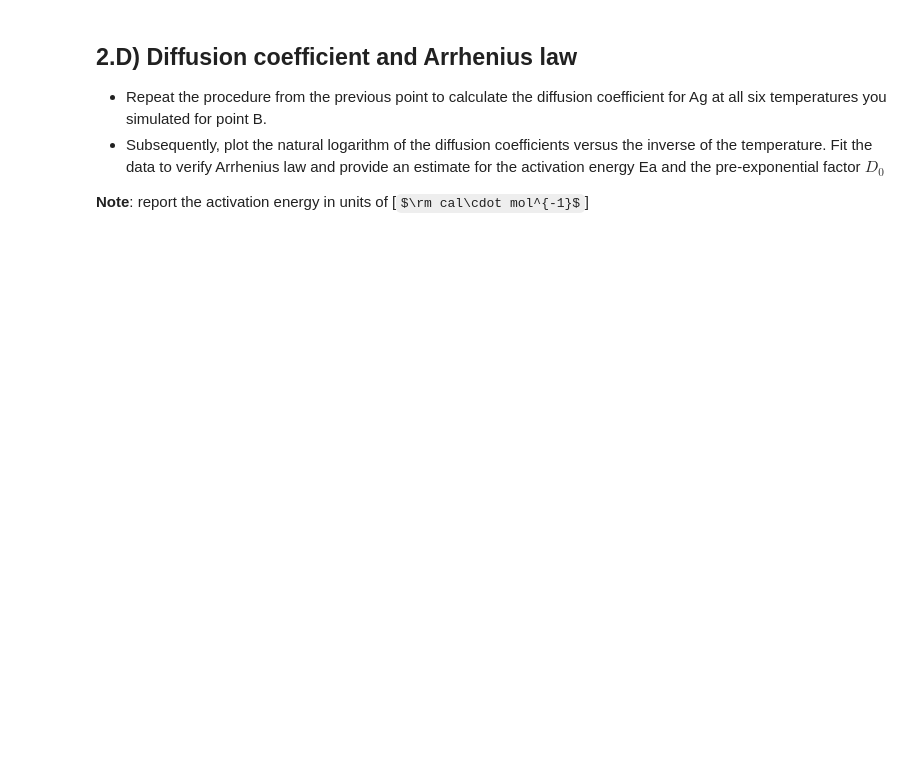
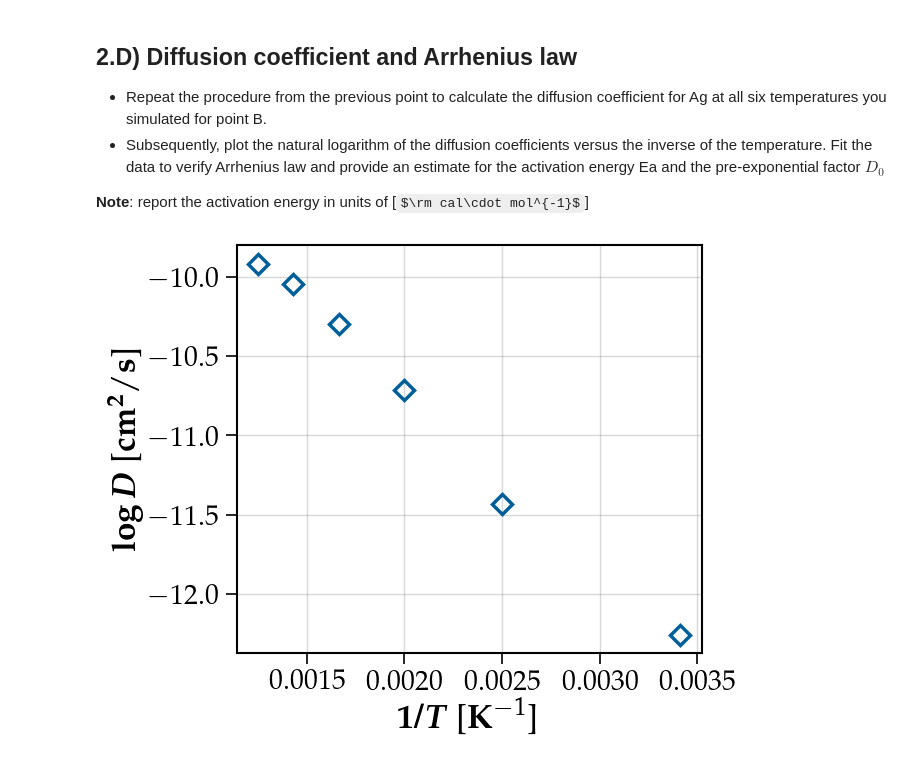
Before and after one commit to sylvainshan/MSE-468-Atomisitc-and-Quantum-Simulations-of-Materials, a Jupyter notebook: lab4/Analysis.ipynb, the cells around one changed output. Drawn from its saved outputs; the diff is of its cells as text; code cells hidden in the pictures; some formulas as TeX source; blank space fills up the shorter version.

```diff
--- a/lab4/Analysis.ipynb
+++ b/lab4/Analysis.ipynb
@@ -97,8 +94,8 @@ Power law exponent: -0.4994 ± 0.0163
 ====================================
 # %%
 markers = ['o', 'd', 's', 'v', 'D', '+']
-marker_colors = ['#005f99', '#cc3300', "#157c3e"]
-line_colors = ['#007acc', '#ff5733', '#2ecc71']
+marker_colors = ['#005f99', '#cc3300', "#157c3e", '#a64d79', '#ff9933', '#000000']
+line_colors = ['#007acc', '#ff5733', '#2ecc71', '#9b59b6', "#ffc972", "#5E5E5E"]
 
 plt.figure(figsize=(6, 5.3))
 for T, marker, marker_color, line_color in zip(temps, markers, marker_colors, line_colors):
@@ -218,3 +224,7 @@ plot_rdf(list_df_rdf_293, list_df_rdf_10, n_bins)
 **Hint**: focus on a region of the MSD(t) curve that is roughly linear and perform a fit.
 
 **Note**: to be consistent with the literature, the diffusion coefficient should be expressed in units of [$\text{cm}^2/\rm s$]
+# %%
+# t_min allows to select the minimum time for the fit, in ps
+model = Model(linear_function)
+df = fit_msd(list_df_msd, T, model=model, t_min=8, verbose=True)
@@ -220,0 +249,6 @@ plot_rdf(list_df_rdf_293, list_df_rdf_10, n_bins)
+# %%
+# Compute the diffusion coefficient and convert it to cm^2/s
+dim = 3
+df["D [A^2/ps]"] = df["Slope (ps^(-1)*A^2)"] / (2 * dim)
+df["D [cm^2/s]"] = df["D [A^2/ps]"] * (1e-8)**2 * 1e12
+display(df)
@@ -225,3 +267,23 @@ plot_rdf(list_df_rdf_293, list_df_rdf_10, n_bins)
 - Subsequently, plot the natural logarithm of the diffusion coefficients versus the inverse of the temperature. Fit the data to verify Arrhenius law and provide an estimate for the activation energy Ea and the pre-exponential factor $D_0$
 
 **Note**: report the activation energy in units of [$\rm cal\cdot mol^{-1}$]
+# %%
+def exponential_fit(T, D_0, E_a):
+    N_a = 6.02214076e23  # Avogadro's number
+    k_B = 1.380649e-23   # Boltzmann constant in J/K
+    R = N_a * k_B
+    return D_0 * np.exp(-E_a / (R * T))
+
+model = Model(exponential_fit)
+T = df["Temperature (K)"].values
+
+
+
+plt.figure(figsize=(6, 5.3))
+plt.plot(1 / df["Temperature (K)"], np.log(df["D [cm^2/s]"]), marker='D', markersize=10, color='#005f99', markeredgecolor=marker_colors[0], markerfacecolor='none', markeredgewidth=2.5, linestyle='None')
+plt.xlabel(r'$\boldsymbol{1/T}$ [$\textbf{K}^{-1}$]')
+plt.ylabel(r'$\boldsymbol{\log D}$ [$\textbf{cm}^{\boldsymbol 2}/\textbf{s}$]')
+plt.grid()
+plt.show()
+# %% [output]
+[figure, added]
```
Also changed, not shown: parts of 5 cells of this notebook, 13 other files.
